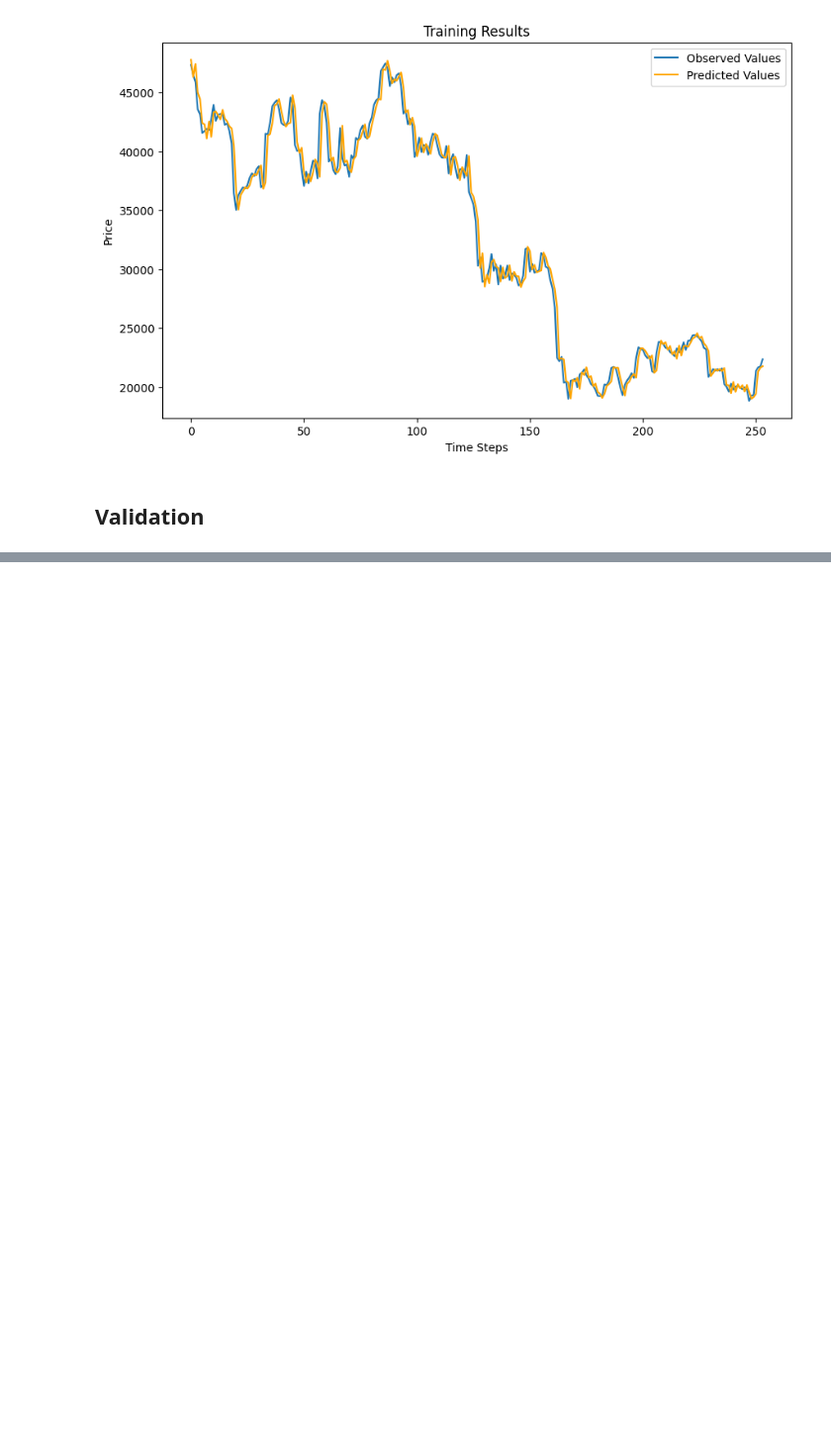
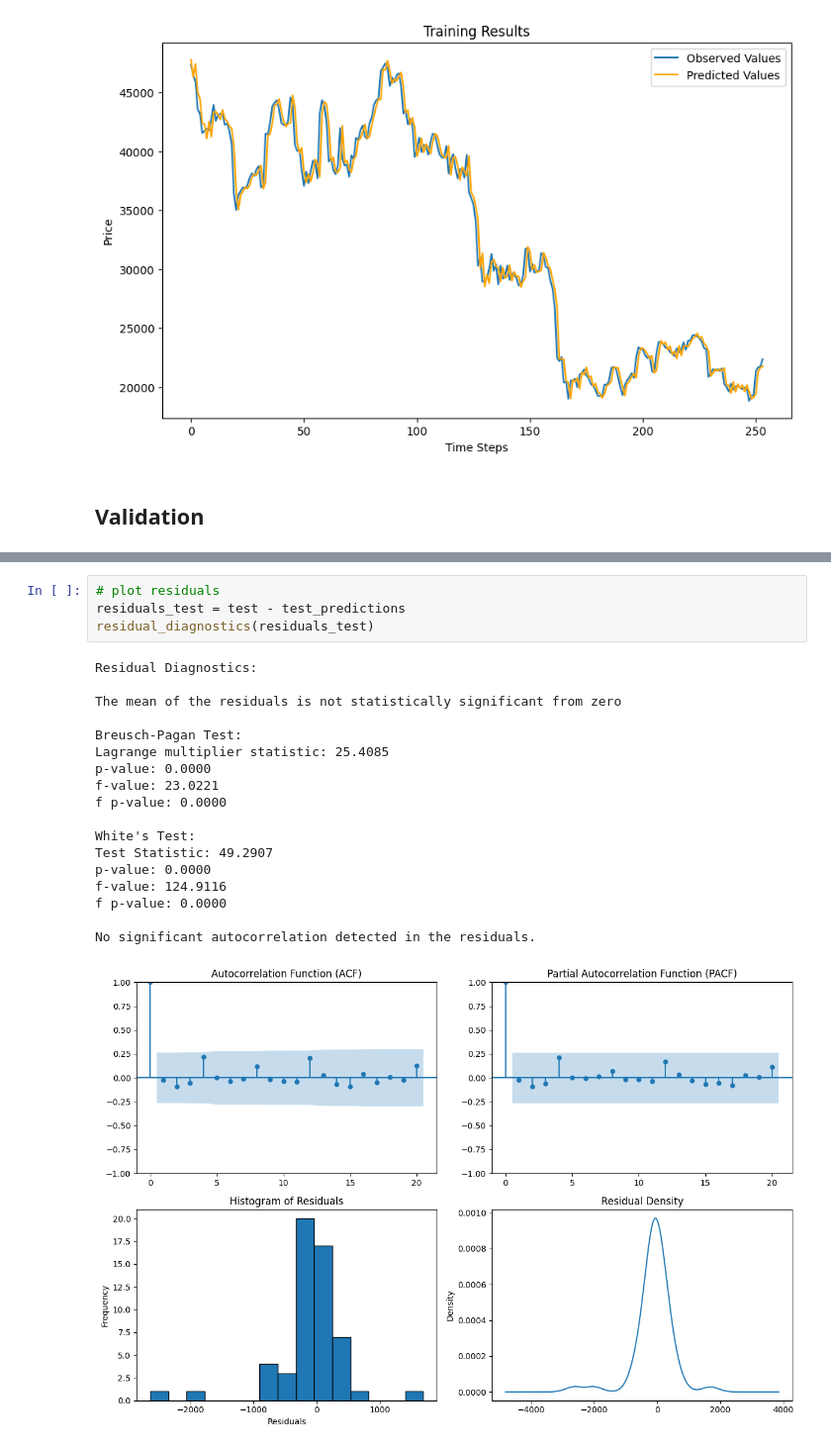
Before and after one commit to cferggie/Predicting-Bitcoin-Returns-with-Long-Short-Term-Memory-LSTM-Neural-Networks, a Jupyter notebook: ARIMA.ipynb, the cells around one changed output, grey strips where cells are left out. Shown at 99% size. Drawn from its saved outputs; the diff is of its cells as text; blank space fills up the shorter version.

```diff
--- a/ARIMA.ipynb
+++ b/ARIMA.ipynb
@@ -365,0 +451,23 @@ Residuals are likely not normally distributed (reject H0).
+# %%
+# plot residuals
+residuals_test = test - test_predictions
+residual_diagnostics(residuals_test)
+# %% [output]
+Residual Diagnostics:
+
+The mean of the residuals is not statistically significant from zero
+
+Breusch-Pagan Test:
+Lagrange multiplier statistic: 25.4085
+p-value: 0.0000
+f-value: 23.0221
+f p-value: 0.0000
+
+White's Test:
+Test Statistic: 49.2907
+p-value: 0.0000
+f-value: 124.9116
+f p-value: 0.0000
+
+No significant autocorrelation detected in the residuals.
+[figure, added]
```
Also changed, not shown: parts of 11 cells of this notebook.
